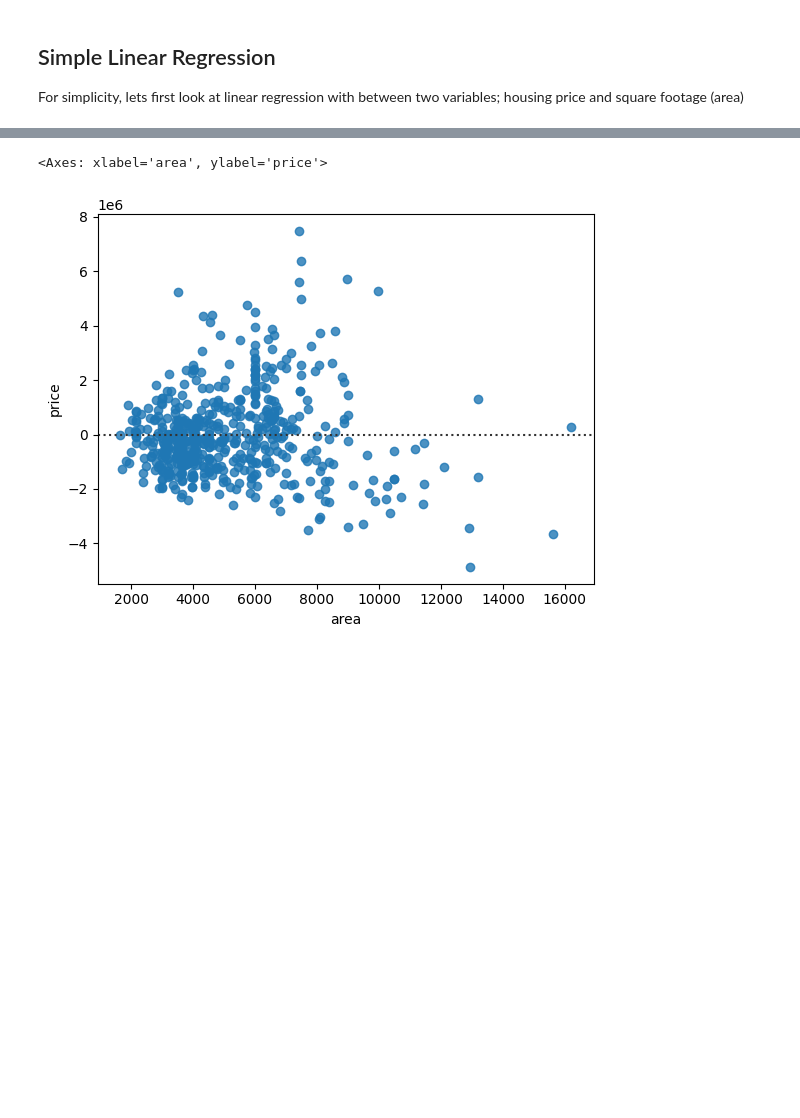
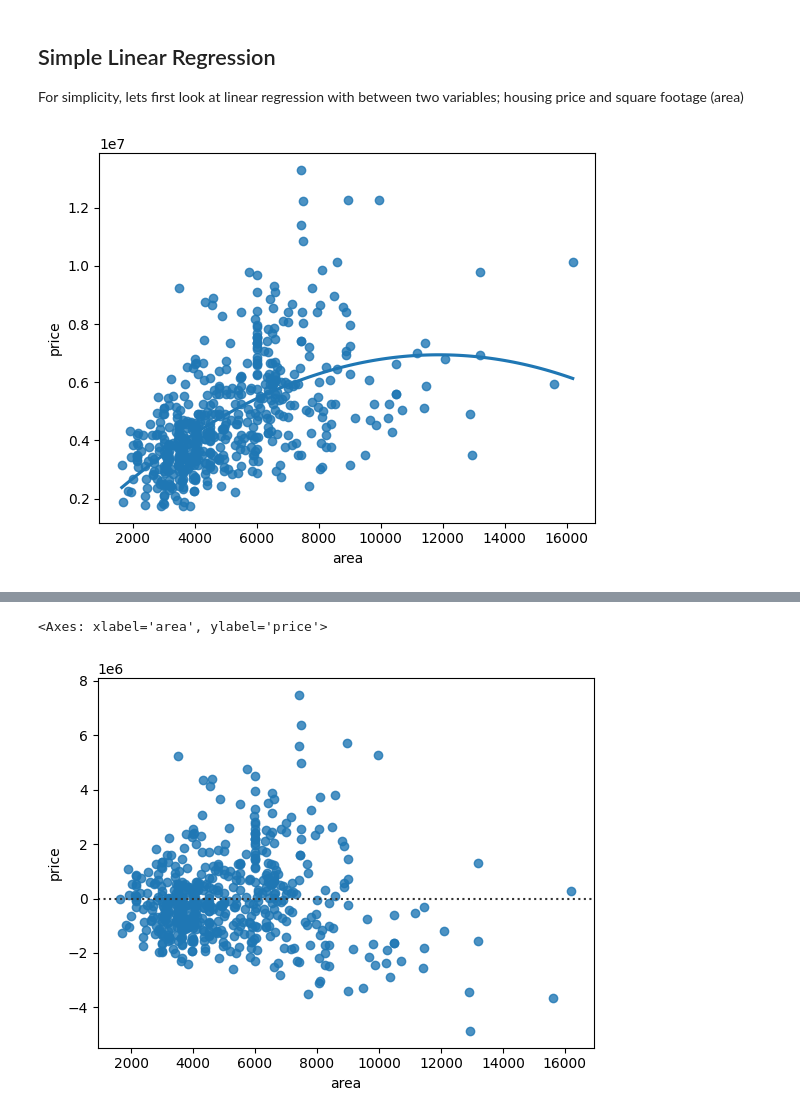
Before and after one commit to jessicatwes/HackerDojo_PythonClub, a Jupyter notebook: 20240319_introDS/20240319_LinearRegresssion.ipynb, the cells around one changed output, grey strips where cells are left out. Drawn from its saved outputs; the diff is of its cells as text; code cells hidden in the pictures; blank space fills up the shorter version.

```diff
--- a/20240319_introDS/20240319_LinearRegresssion.ipynb
+++ b/20240319_introDS/20240319_LinearRegresssion.ipynb
@@ -51,8 +88,10 @@ y = df['price'].to_numpy()
 # %%
 ### Scatter plot with overlaid regression line
 ## We use regplot() which is a linear regression model fit to check relationship between area and price
-# sns.regplot(x ="area", y ="price", data = df, order=2, ci = None)
-# plt.show()
+sns.regplot(x ="area", y ="price", data = df, order=2, ci = None)
+plt.show()
+# %% [output]
+[figure, added]
 # %%
 ### Make predictions using sklearn model.predict() of price based on size
 ## Equivalent to y_pred = model.intercept_ + np.sum(model.coef_ * x, axis=1)
```
Also changed, not shown: parts of 6 cells of this notebook.
